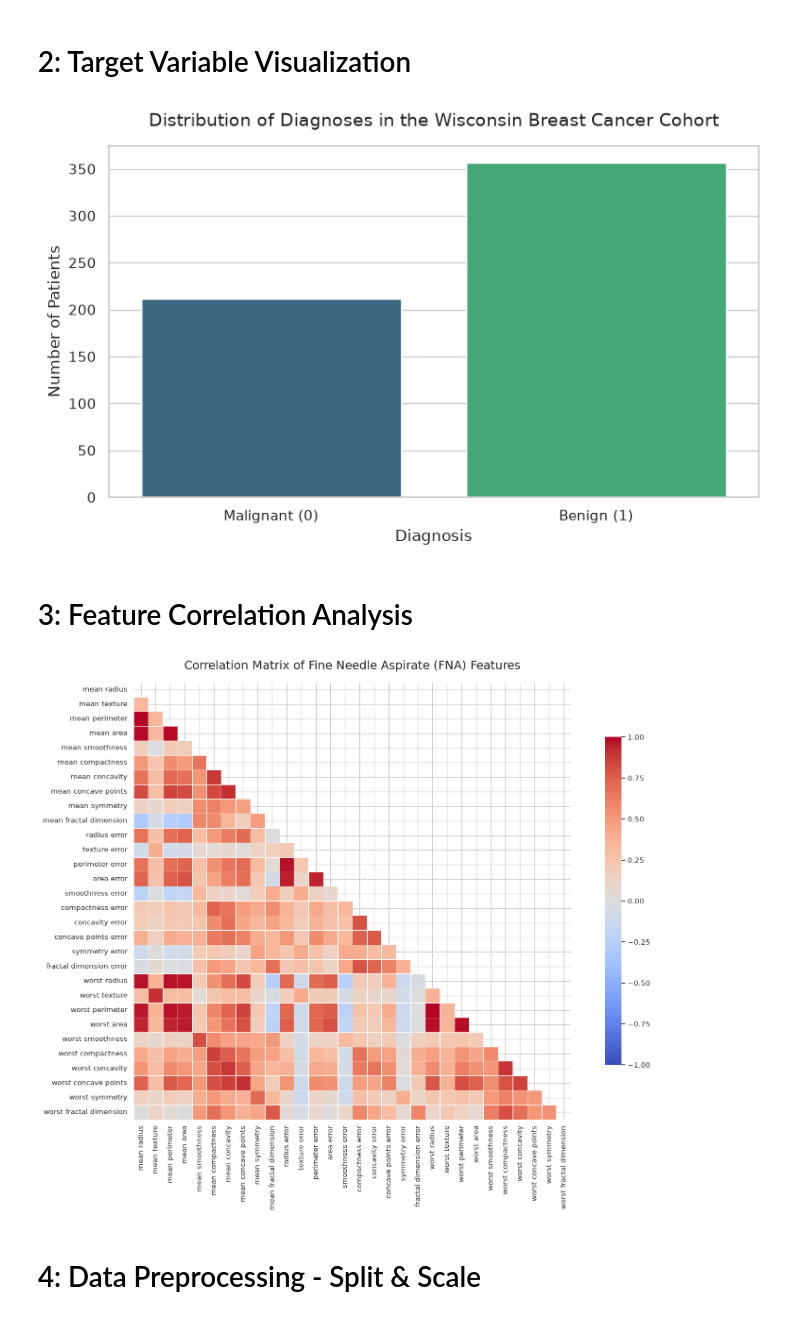
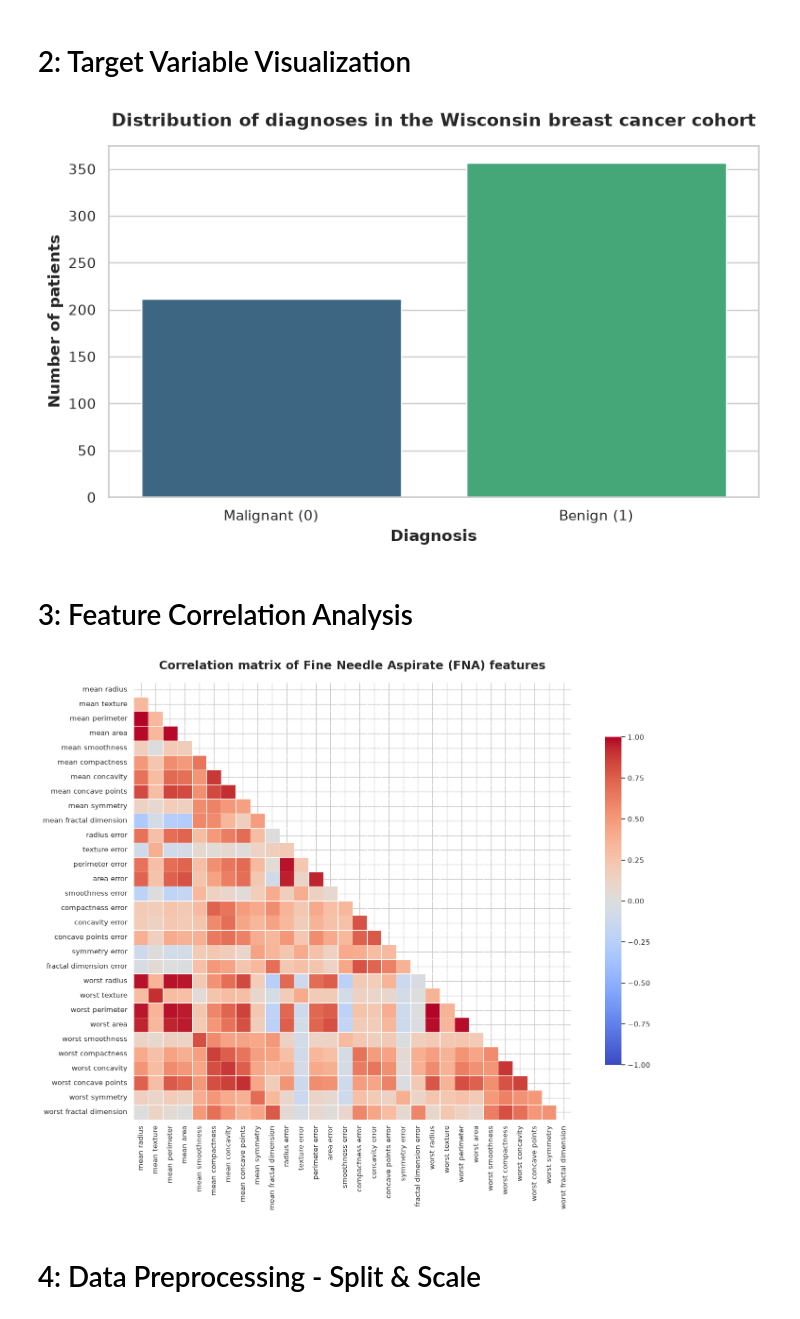
Before and after one commit to mszczerbinska/breast-cancer-ml-classifier, a Jupyter notebook: scripts/01_data_exploration.ipynb, the cells around one changed output. Saved outputs shown, nothing was run; the diff lists cells and outputs as text; code cells hidden in the pictures.

```diff
--- a/scripts/01_data_exploration.ipynb
+++ b/scripts/01_data_exploration.ipynb
@@ -48,22 +48,22 @@ Name: count, dtype: int64
 # %%
 # Visualize the class balance within the dataset
 plt.figure(figsize=(8, 5))
 
 # Using 'viridis' palette as it is colorblind-friendly and standard in scientific plotting
 ax = sns.countplot(data=df, x='target', hue='target', palette='viridis', legend=False)
 
 # Format axes and labels for clear communication
 ax.set_xticks([0, 1])
 ax.set_xticklabels(['Malignant (0)', 'Benign (1)'], fontsize=11)
-plt.title('Distribution of Diagnoses in the Wisconsin Breast Cancer Cohort', fontsize=14, pad=15)
-plt.ylabel('Number of Patients', fontsize=12)
-plt.xlabel('Diagnosis', fontsize=12)
+plt.title('Distribution of diagnoses in the Wisconsin breast cancer cohort', fontsize=14, pad=15, fontweight='bold')
+plt.ylabel('Number of patients', fontsize=12, fontweight='bold')
+plt.xlabel('Diagnosis', fontsize=12, fontweight='bold')
 
 # Ensure layout is strictly bound and display
 plt.tight_layout()
 plt.show()
 # %% [output]
-[figure, old version]
+[figure, new version]
 # %% [markdown]
 # 3: Feature Correlation Analysis
 # %%
@@ -93,11 +93,11 @@ sns.heatmap(
     cbar_kws={"shrink": .75}
 )
 
-plt.title('Correlation Matrix of Fine Needle Aspirate (FNA) Features', fontsize=18, pad=20)
+plt.title('Correlation matrix of Fine Needle Aspirate (FNA) features', fontsize=18, pad=20, fontweight='bold')
 plt.tight_layout()
 plt.show()
 # %% [output]
-[figure, old version]
+[figure, new version]
 # %% [markdown]
 # 4: Data Preprocessing - Split & Scale
 # %%
```
Also changed, not shown: parts of 6 cells of this notebook.
